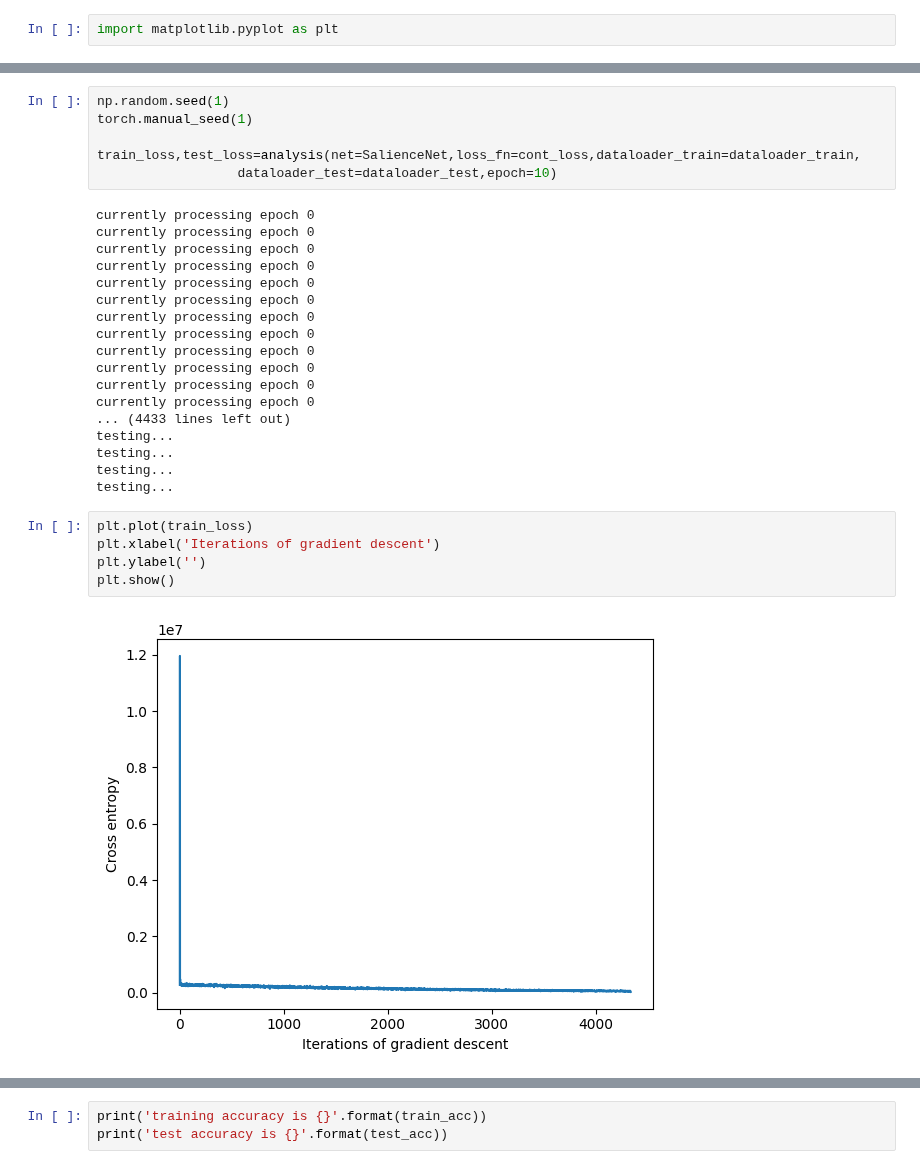
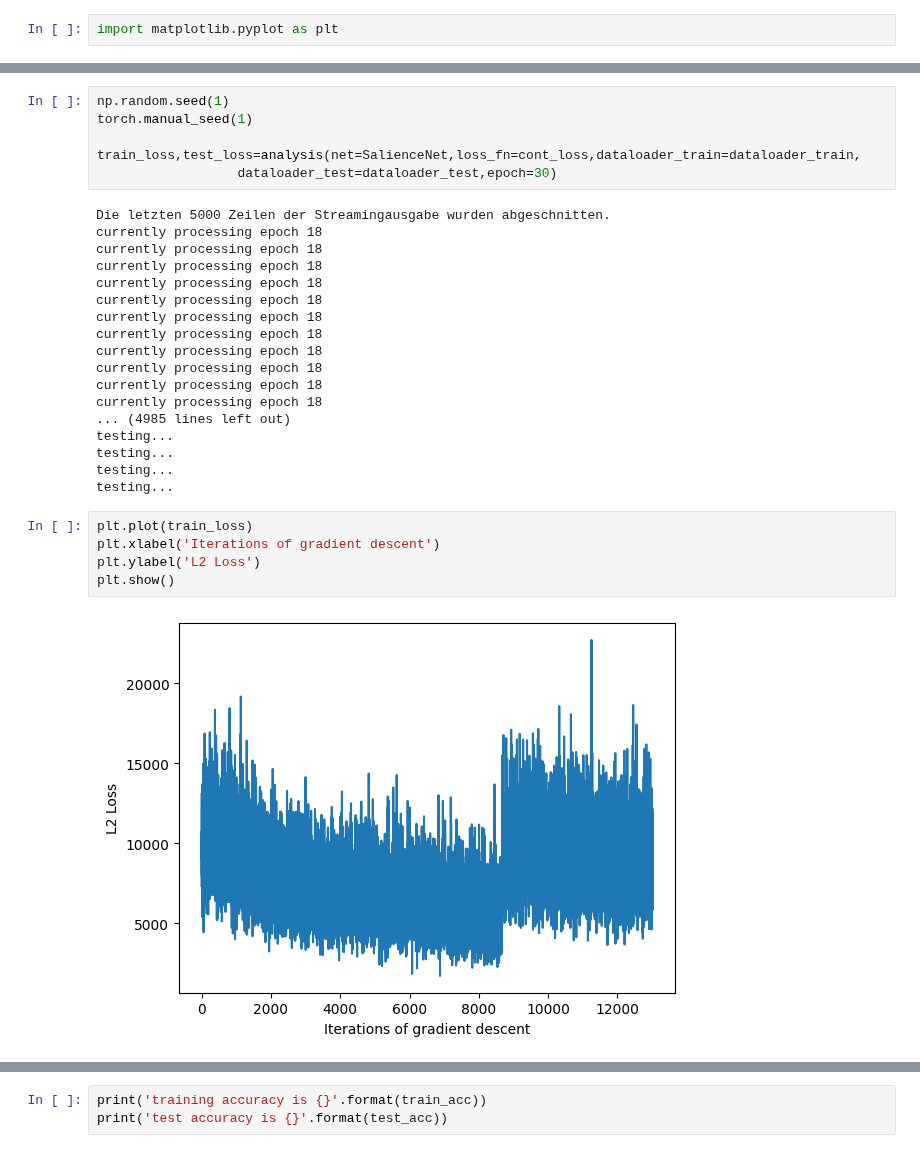
Before and after one commit to JNPauli/Emotional_Machines, a Jupyter notebook: Classification_Pipeline.ipynb, the cells around one changed output, grey strips where cells are left out. Saved outputs shown, nothing was run; the diff lists cells and outputs as text.

Commit message:
added more epochs

```diff
--- a/Classification_Pipeline.ipynb
+++ b/Classification_Pipeline.ipynb
@@ -312,21 +312,21 @@ np.random.seed(1)
 torch.manual_seed(1)
 
 train_loss,test_loss=analysis(net=SalienceNet,loss_fn=cont_loss,dataloader_train=dataloader_train,
-                  dataloader_test=dataloader_test,epoch=10)
+                  dataloader_test=dataloader_test,epoch=30)
 # %% [output]
-currently processing epoch 0
-currently processing epoch 0
-currently processing epoch 0
-currently processing epoch 0
-currently processing epoch 0
-currently processing epoch 0
-currently processing epoch 0
-currently processing epoch 0
-currently processing epoch 0
-currently processing epoch 0
-currently processing epoch 0
-currently processing epoch 0
-... (4433 lines left out)
+Die letzten 5000 Zeilen der Streamingausgabe wurden abgeschnitten.
+currently processing epoch 18
+currently processing epoch 18
+currently processing epoch 18
+currently processing epoch 18
+currently processing epoch 18
+currently processing epoch 18
+currently processing epoch 18
+currently processing epoch 18
+currently processing epoch 18
+currently processing epoch 18
+currently processing epoch 18
+... (4985 lines left out)
 testing...
 testing...
 testing...
@@ -334,10 +334,10 @@ testing...
 # %%
 plt.plot(train_loss)
 plt.xlabel('Iterations of gradient descent')
-plt.ylabel('')
+plt.ylabel('L2 Loss')
 plt.show()
 # %% [output]
-[figure, old version]
+[figure, new version]
 # %%
 plt.plot(test_loss)
 plt.xlabel('Iterations of gradient descent')
```
Also changed, not shown: parts of 1 cell of this notebook.
